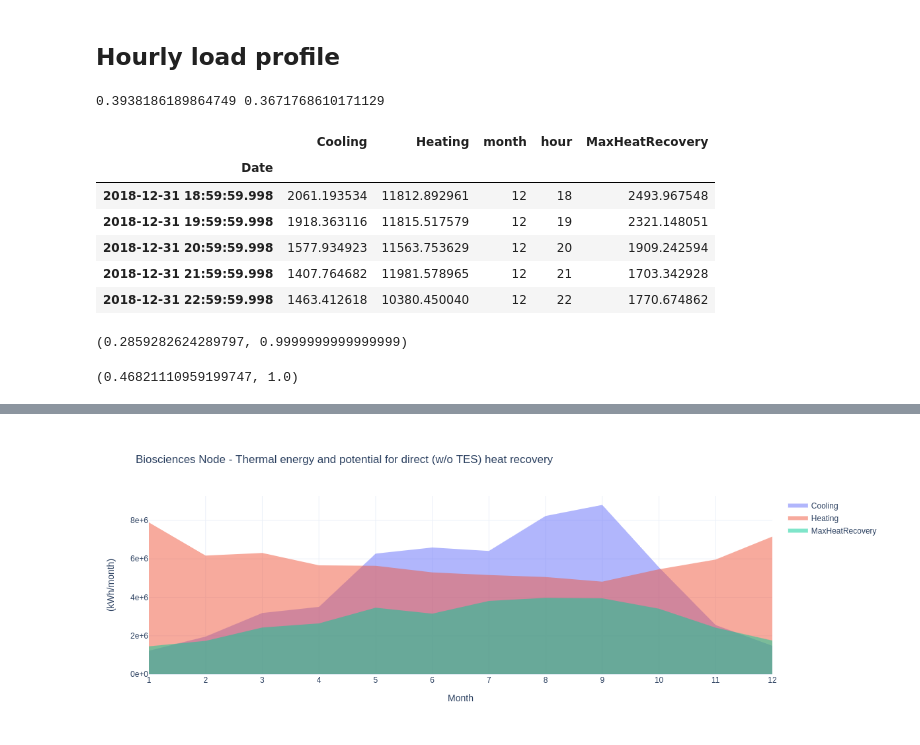
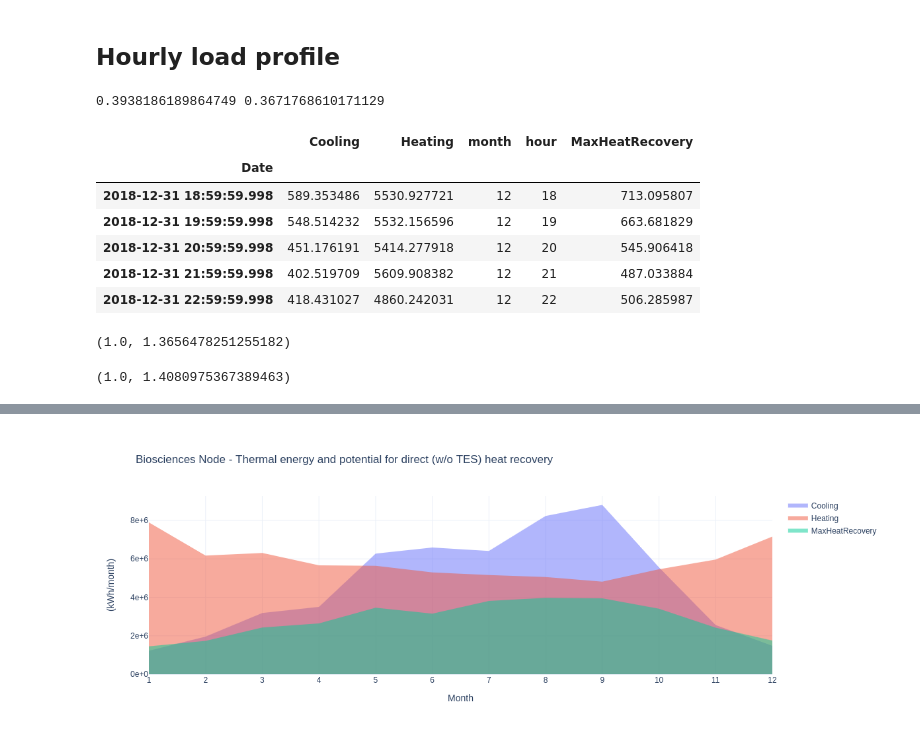
Before and after one commit to Kecheng-Chen/ucb, a Jupyter notebook: loads.ipynb, the cells around one changed output, grey strips where cells are left out. Cells and saved outputs as stored; diff of their text form; code cells hidden in the pictures.

```diff
--- a/loads.ipynb
+++ b/loads.ipynb
@@ -203,58 +205,75 @@ peak_heating = loa.set_index('Node').loc[node, 'PeakHeating'].sum() * load_diver
 # %%
 file_path = '/home/agautier/Downloads/2020-09-23 UCB load data to DOE.xlsx'
 sheet_name = 'Hourly load profiles'
 df = pd.read_excel(file_path, sheet_name, skiprows=11)
 df.rename(lambda x: re.sub(' ', '', x), axis='columns', inplace=True)
 df.Date = pd.to_datetime(df.Date)
 df.set_index('Date', inplace=True)
 # SI conversion: kBtu/h to kW
 df.loc[:, ['Cooling', 'Heating']] *= cst.loc['kW/(kBtu/h)'].Value
 # df = df[['Date', 'Cooling', 'Heating']].melt(id_vars='Date')
 lot = df[['Cooling', 'Heating']].copy()
 # Add month and hour of day and max heat flow rate from condenser heat recovery
 lot['month'] = lot.index.month
 lot['hour'] = lot.index.hour
 
-# Scale (node-level) based on distributed energy / year
+# Scale for peak load
+scp_cooling = peak_cooling / lot.Cooling.max()
+scp_heating = peak_heating / lot.Heating.max()
+lot.Cooling = lot.Cooling * scp_cooling
+lot.Heating = lot.Heating * scp_heating
+
+# Scale for integral load under the constraint of unchanged range
 # Including DHW in heating, excluding process = same assumption as 'Peak Heating' in 'Peak Load Calc'
 eus_cooling = eus.set_index('Node').loc[node, 'Cooling'].sum()
 eus_heating = (eus.set_index('Node').loc[node, 'SpaceHeating'] + eus.set_index('Node').loc[node, 'DHW']).sum()
-sca_cooling = eus_cooling / lot.Cooling.resample("60min").mean().sum()
-sca_heating = eus_heating / lot.Heating.resample("60min").mean().sum()
-lot.Cooling = lot.Cooling * sca_cooling
-lot.Heating = lot.Heating * sca_heating
 
-# # Scale peak load under the constraint of unchanged mean load
-# sct_cooling = (peak_cooling - lot.Cooling.mean()) / (lot.Cooling.max() - lot.Cooling.mean())
-# sct_heating = (peak_heating - lot.Heating.mean()) / (lot.Heating.max() - lot.Heating.mean())
-# lot.Cooling = lot.Cooling.mean() + (lot.Cooling - lot.Cooling.mean()) * sct_cooling
-# lot.Heating = lot.Heating.mean() + (lot.Heating - lot.Heating.mean()) * sct_heating
+# def scale(q, k, qmin, qmax, qmean):
+#     if q < qmean:
+#         return max(qmin, qmin + k * (q - qmin) / (qmean - qmin))
+#     else:
+#         return min(qmax, qmax + k * (q - qmax) / (qmax - qmean))
+
+
+# for typ in ['Cooling', 'Heating']:
+#     if typ == 'Heating':
+#         eus_actual = eus_heating
+#     else:
+#         eus_actual = eus_cooling
+
+#     def obj(k):
+#         tmp = lot[typ].resample("60min").mean()
+#         return (tmp.apply(scale, args=(k, tmp.min(), tmp.max(), tmp.mean())).sum() - eus_actual)**2
+
+#     res = minimize_scalar(obj, bounds=[-10, 10], method='bounded')
+#     print(typ, res.x, res.success)
+#     lot[typ] = lot[typ].apply(scale, args=(res.x, lot[typ].min(), lot[typ].max(), lot[typ].mean()))
 
 # Add month and hour of day and max heat flow rate from condenser heat recovery
 lot['MaxHeatRecovery'] = lot.Cooling * (1 + 1 / COP_node)
 lot['MaxHeatRecovery'] = lot[['MaxHeatRecovery', 'Heating']].min(axis=1)
 
 print(sca_cooling, sca_heating)
 lot.tail()
 # %% [output]
 0.3938186189864749 0.3671768610171129
 |  | Cooling | Heating | month | hour | MaxHeatRecovery |
 | Date |  |  |  |  |  |
-| 2018-12-31 18:59:59.998 | 2061.193534 | 11812.892961 | 12 | 18 | 2493.967548 |
-| 2018-12-31 19:59:59.998 | 1918.363116 | 11815.517579 | 12 | 19 | 2321.148051 |
-| 2018-12-31 20:59:59.998 | 1577.934923 | 11563.753629 | 12 | 20 | 1909.242594 |
-| 2018-12-31 21:59:59.998 | 1407.764682 | 11981.578965 | 12 | 21 | 1703.342928 |
-| 2018-12-31 22:59:59.998 | 1463.412618 | 10380.450040 | 12 | 22 | 1770.674862 |
+| 2018-12-31 18:59:59.998 | 589.353486 | 5530.927721 | 12 | 18 | 713.095807 |
+| 2018-12-31 19:59:59.998 | 548.514232 | 5532.156596 | 12 | 19 | 663.681829 |
+| 2018-12-31 20:59:59.998 | 451.176191 | 5414.277918 | 12 | 20 | 545.906418 |
+| 2018-12-31 21:59:59.998 | 402.519709 | 5609.908382 | 12 | 21 | 487.033884 |
+| 2018-12-31 22:59:59.998 | 418.431027 | 4860.242031 | 12 | 22 | 506.285987 |
 # %%
 # Check
 peak_cooling / lot.loc[lot.Cooling==lot.Cooling.max(), 'Cooling'].values[0], eus_cooling / lot.Cooling.resample("60min").mean().sum()
 # %% [output]
-(0.2859282624289797, 0.9999999999999999)
+(1.0, 1.3656478251255182)
 # %%
 # Check
 peak_heating / lot.loc[lot.Heating==lot.Heating.max(), 'Heating'].values[0], eus_heating / lot.Heating.resample("60min").mean().sum()
 # %% [output]
-(0.46821110959199747, 1.0)
+(1.0, 1.4080975367389463)
 # %%
 toplot = lot[['Cooling', 'Heating', 'MaxHeatRecovery']].melt(ignore_index=False)
 fig = px.line(toplot, x=toplot.index, y='value', color='variable')
```
Also changed, not shown: parts of 3 cells of this notebook.
